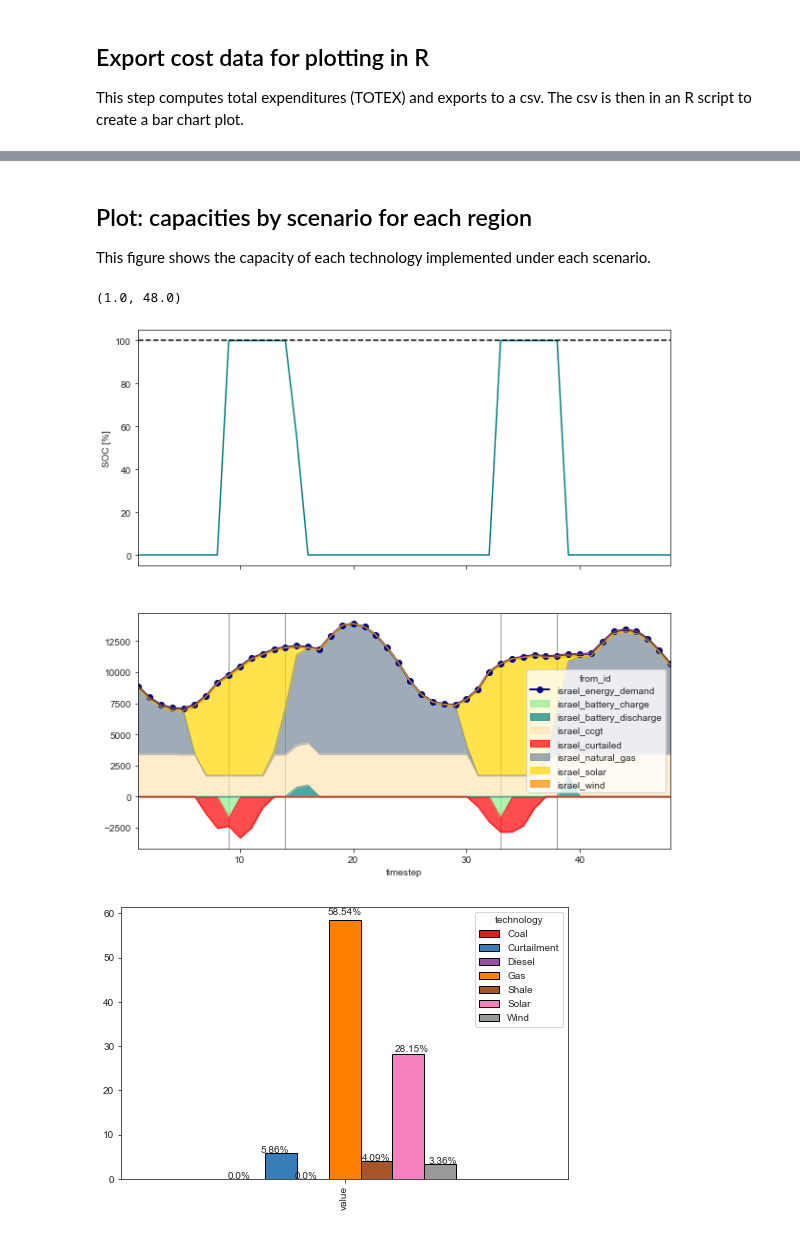
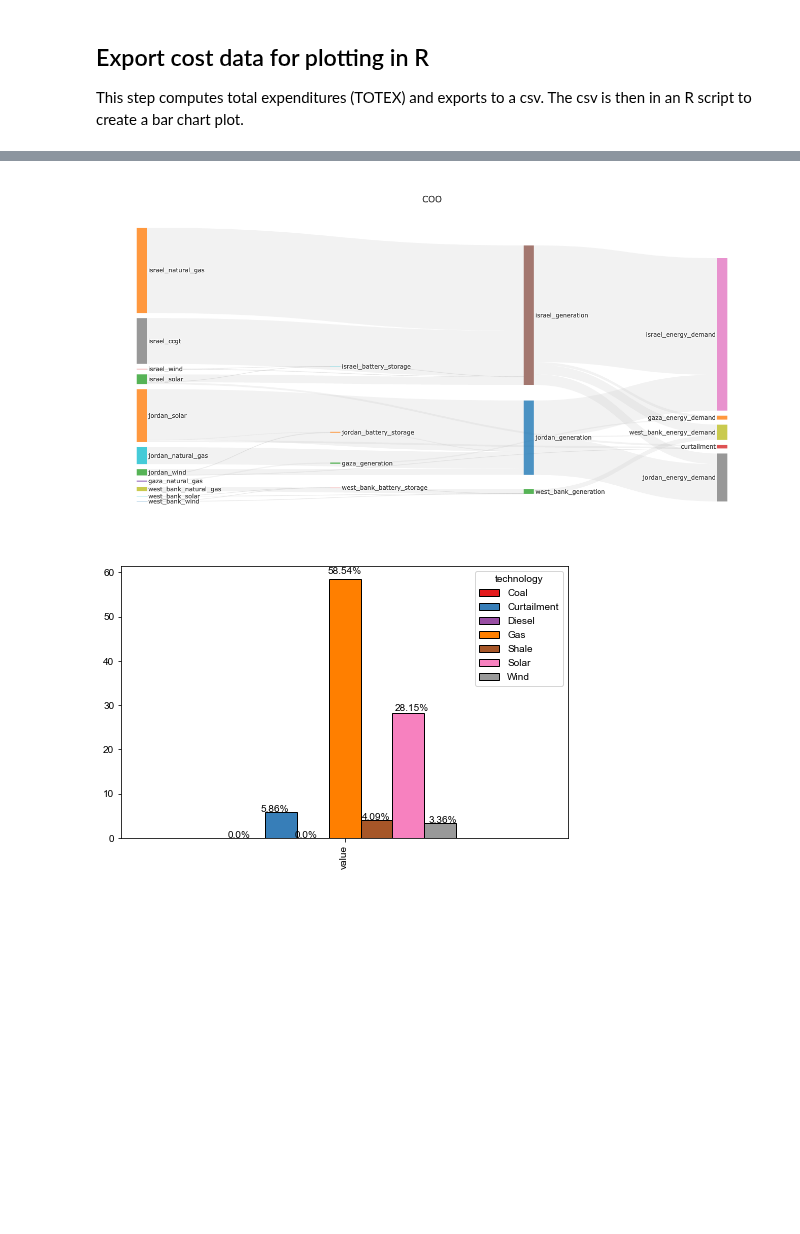
Before and after one commit to amanmajid/nextra, a Jupyter notebook: analysis/py_process_results.ipynb, the cells around one changed output, grey strips where cells are left out. Cells and saved outputs as stored; diff of their text form; code cells hidden in the pictures; blank space fills up the shorter version.

```diff
--- a/analysis/py_process_results.ipynb
+++ b/analysis/py_process_results.ipynb
@@ -368,33 +284,31 @@ monthly_means
 | 2 | COO | 7.247274 | 21.741823 | 42940.100000 | 3.605519e+06 | 1.314985e+08 | 1.754226e+07 | 326.544469 |
 | 3 | EAG | 7.229688 | 21.745388 | 42940.100000 | 3.428083e+06 | 1.375431e+08 | 3.864346e+07 | 312.193679 |
 | 4 | NCO | 7.229616 | 21.745402 | 42940.100000 | 3.427359e+06 | 1.463463e+08 | 9.630361e+07 | 293.414356 |
-# %% [markdown]
-## Plot: capacities by scenario for each region
-
-This figure shows the capacity of each technology implemented under each scenario.
 # %%
-scenario = 'EAG'
-region = 'israel'
-node = region + '_battery_storage'
-month=1
+# scenario = 'EAG'
+# region = 'israel'
+# node = region + '_battery_storage'
+# month=1
 
-f,ax = plt.subplots(figsize=(10,10),nrows=2,ncols=1,sharex=True)
+# f,ax = plt.subplots(figsize=(10,10),nrows=2,ncols=1,sharex=True)
 
-results[scenario].plot_battery_storage_volume(node=node,days=2,month=month,ax=ax[0])
-results[scenario].plot_supply_curve(region=region,days=2,month=month,ax=ax[1],shade_battery_charge=True)
+# results[scenario].plot_battery_storage_volume(node=node,days=2,month=month,ax=ax[0])
+# results[scenario].plot_supply_curve(region=region,days=2,month=month,ax=ax[1],shade_battery_charge=True)
 
-ax[1].set_xlim([1,48])
-#plt.xticks(np.arange(0, 26, 2.0))
+# ax[1].set_xlim([1,48])
+# #plt.xticks(np.arange(0, 26, 2.0))
-# %% [output]
-(1.0, 48.0)
-[figure, removed]
 # %%
-# import plotly.io as pio
-# import plotly.graph_objs as go
-# from plotly.offline import download_plotlyjs, init_notebook_mode, plot, iplot
-# pio.renderers.default = 'iframe'
+import plotly.io as pio
+import plotly.graph_objs as go
+from plotly.offline import download_plotlyjs, init_notebook_mode, plot, iplot
+pio.renderers.default = 'iframe'
 
-# results['COO'].plot_flows_sankey()
+scenario='COO'
+
+fig = results[scenario].plot_flows_sankey(title=scenario)
+pio.write_image(fig, f'../outputs/figures/OMS_sankey_{scenario}.png',scale=4, width=1100, height=700)
+# %% [output]
+[figure, added]
 # %%
 results['EAG'].plot_total_supply(cmap='Set1')
 # %% [output]
```
Also changed, not shown: parts of 5 cells of this notebook, 31 other files.
